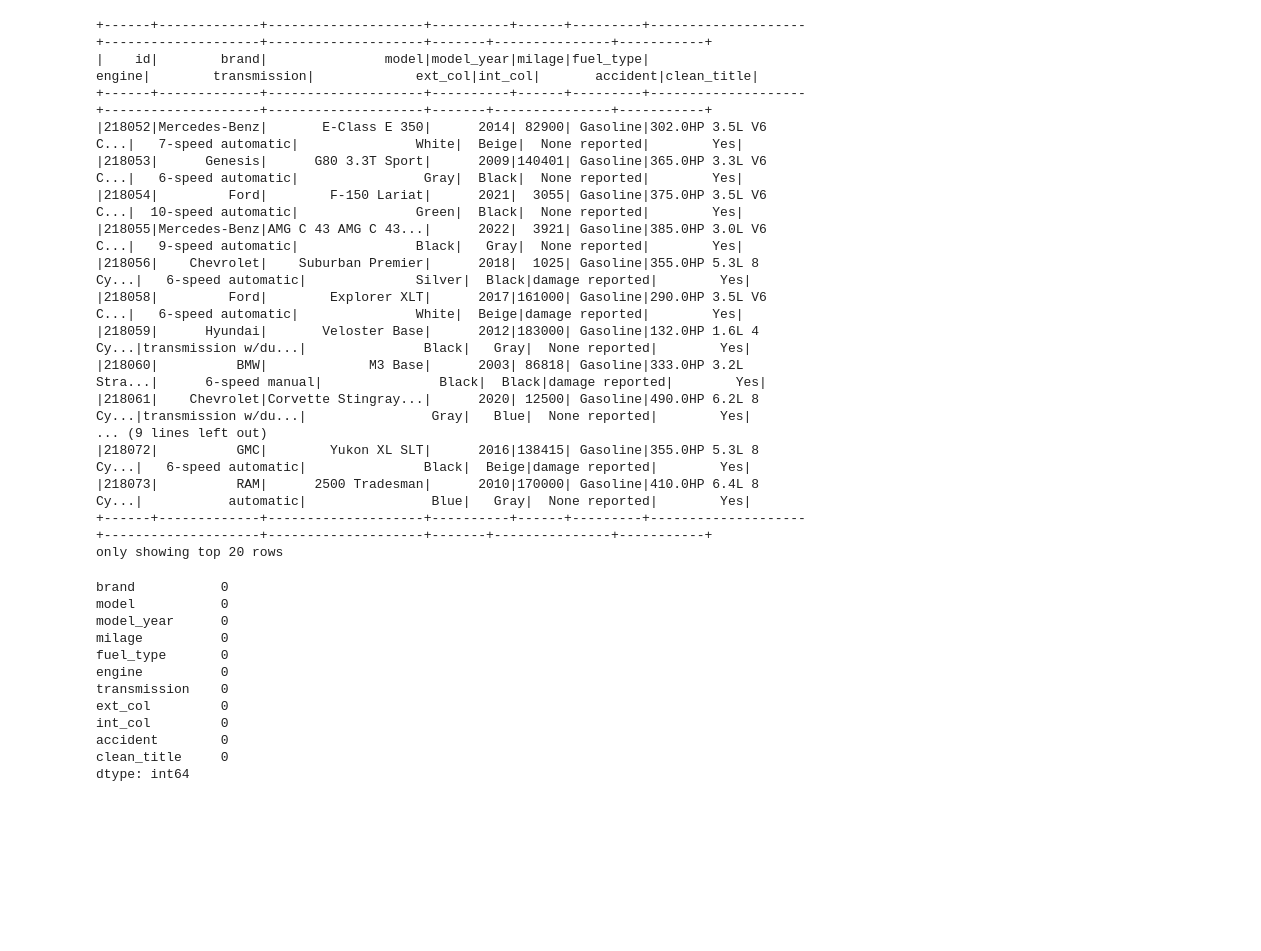
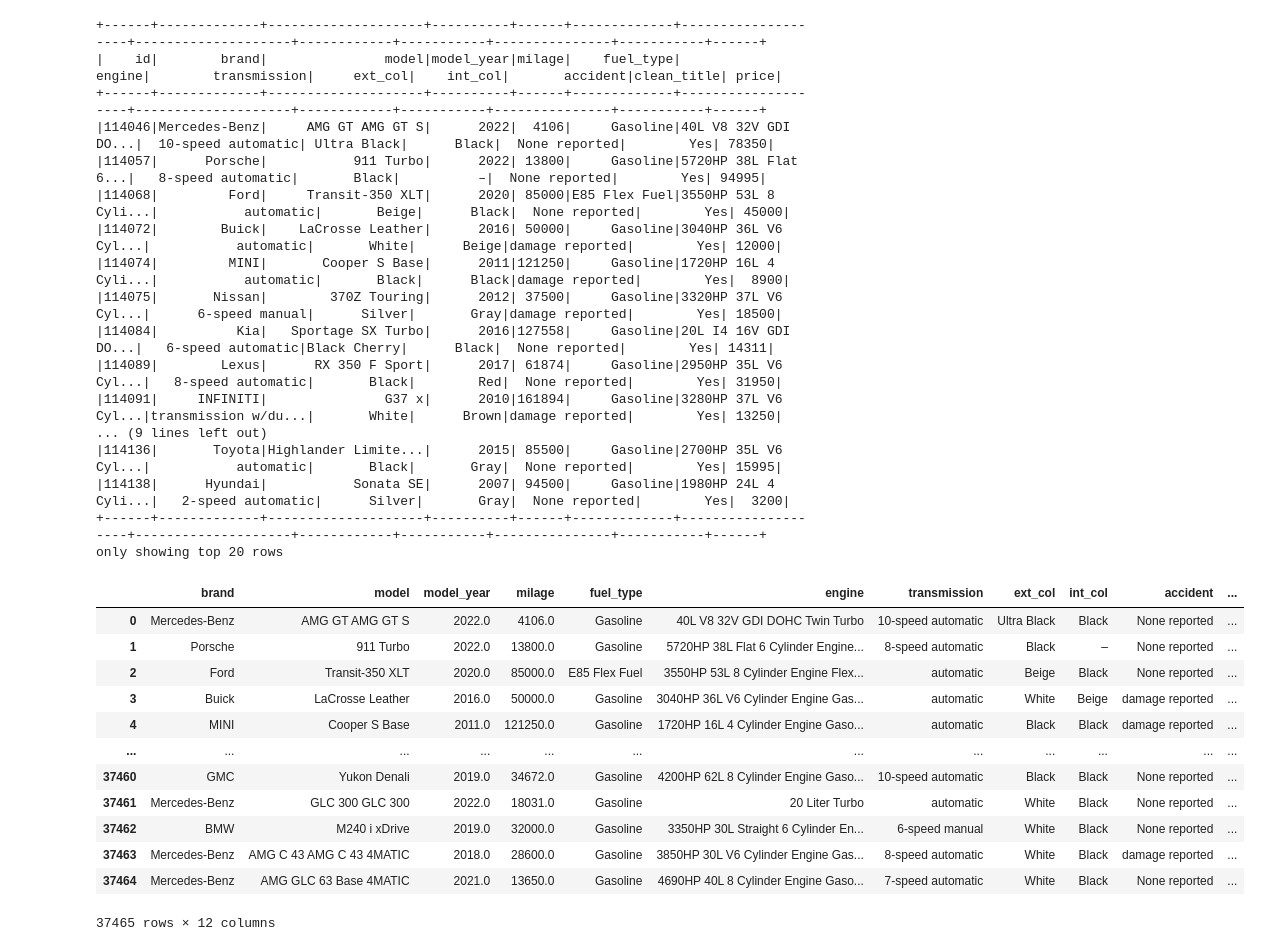
Before and after one commit to k17hawk/used-car-price-prediction, a Jupyter notebook: jupyter/feature_selectionTest.ipynb, the cells around one changed output. Cells and saved outputs as stored; diff of their text form; code cells hidden in the pictures; blank space fills up the shorter version.

```diff
--- a/jupyter/feature_selectionTest.ipynb
+++ b/jupyter/feature_selectionTest.ipynb
@@ -2,7 +2,6 @@
 from pyspark.sql import SparkSession
 from pyspark.sql.functions import when, col, count
 # %%
-spark = SparkSession.builder.master('local[*]').appName('used-car-price').config('spark.executor.memory', '6g').getOrCreate()
 spark = SparkSession.builder.master('local[*]').appName('used-car-price')\
 .config("spark.executor.instances", "1")\
 .config("spark.executor.memory", "6g")\
@@ -12,28 +19,28 @@ spark = SparkSession.builder.master('local[*]').appName('used-car-price')\
 # %%
-csv_file_path = '../data/cleaned_test.csv'
-df = spark.read.csv(csv_file_path, header=True, inferSchema=True)
+csv_file_path = '../data/cleaned_test'
+test_data = spark.read.csv(csv_file_path, header=True, inferSchema=True)
 # %%
-df.show()
+test_data.show()
 # %% [output]
-+------+-------------+--------------------+----------+------+---------+--------------------+--------------------+--------------------+-------+---------------+-----------+
-|    id|        brand|               model|model_year|milage|fuel_type|              engine|        transmission|             ext_col|int_col|       accident|clean_title|
-+------+-------------+--------------------+----------+------+---------+--------------------+--------------------+--------------------+-------+---------------+-----------+
-|218052|Mercedes-Benz|       E-Class E 350|      2014| 82900| Gasoline|302.0HP 3.5L V6 C...|   7-speed automatic|               White|  Beige|  None reported|        Yes|
-|218053|      Genesis|      G80 3.3T Sport|      2009|140401| Gasoline|365.0HP 3.3L V6 C...|   6-speed automatic|                Gray|  Black|  None reported|        Yes|
-|218054|         Ford|        F-150 Lariat|      2021|  3055| Gasoline|375.0HP 3.5L V6 C...|  10-speed automatic|               Green|  Black|  None reported|        Yes|
-|218055|Mercedes-Benz|AMG C 43 AMG C 43...|      2022|  3921| Gasoline|385.0HP 3.0L V6 C...|   9-speed automatic|               Black|   Gray|  None reported|        Yes|
-|218056|    Chevrolet|    Suburban Premier|      2018|  1025| Gasoline|355.0HP 5.3L 8 Cy...|   6-speed automatic|              Silver|  Black|damage reported|        Yes|
-|218058|         Ford|        Explorer XLT|      2017|161000| Gasoline|290.0HP 3.5L V6 C...|   6-speed automatic|               White|  Beige|damage reported|        Yes|
-|218059|      Hyundai|       Veloster Base|      2012|183000| Gasoline|132.0HP 1.6L 4 Cy...|transmission w/du...|               Black|   Gray|  None reported|        Yes|
-|218060|          BMW|             M3 Base|      2003| 86818| Gasoline|333.0HP 3.2L Stra...|      6-speed manual|               Black|  Black|damage reported|        Yes|
-|218061|    Chevrolet|Corvette Stingray...|      2020| 12500| Gasoline|490.0HP 6.2L 8 Cy...|transmission w/du...|                Gray|   Blue|  None reported|        Yes|
++------+-------------+--------------------+----------+------+-------------+--------------------+--------------------+------------+-----------+---------------+-----------+------+
+|    id|        brand|               model|model_year|milage|    fuel_type|              engine|        transmission|     ext_col|    int_col|       accident|clean_title| price|
++------+-------------+--------------------+----------+------+-------------+--------------------+--------------------+------------+-----------+---------------+-----------+------+
+|114046|Mercedes-Benz|     AMG GT AMG GT S|      2022|  4106|     Gasoline|40L V8 32V GDI DO...|  10-speed automatic| Ultra Black|      Black|  None reported|        Yes| 78350|
+|114057|      Porsche|           911 Turbo|      2022| 13800|     Gasoline|5720HP 38L Flat 6...|   8-speed automatic|       Black|          –|  None reported|        Yes| 94995|
+|114068|         Ford|     Transit-350 XLT|      2020| 85000|E85 Flex Fuel|3550HP 53L 8 Cyli...|           automatic|       Beige|      Black|  None reported|        Yes| 45000|
+|114072|        Buick|    LaCrosse Leather|      2016| 50000|     Gasoline|3040HP 36L V6 Cyl...|           automatic|       White|      Beige|damage reported|        Yes| 12000|
+|114074|         MINI|       Cooper S Base|      2011|121250|     Gasoline|1720HP 16L 4 Cyli...|           automatic|       Black|      Black|damage reported|        Yes|  8900|
+|114075|       Nissan|        370Z Touring|      2012| 37500|     Gasoline|3320HP 37L V6 Cyl...|      6-speed manual|      Silver|       Gray|damage reported|        Yes| 18500|
+|114084|          Kia|   Sportage SX Turbo|      2016|127558|     Gasoline|20L I4 16V GDI DO...|   6-speed automatic|Black Cherry|      Black|  None reported|        Yes| 14311|
+|114089|        Lexus|      RX 350 F Sport|      2017| 61874|     Gasoline|2950HP 35L V6 Cyl...|   8-speed automatic|       Black|        Red|  None reported|        Yes| 31950|
+|114091|     INFINITI|               G37 x|      2010|161894|     Gasoline|3280HP 37L V6 Cyl...|transmission w/du...|       White|      Brown|damage reported|        Yes| 13250|
 ... (9 lines left out)
-|218072|          GMC|        Yukon XL SLT|      2016|138415| Gasoline|355.0HP 5.3L 8 Cy...|   6-speed automatic|               Black|  Beige|damage reported|        Yes|
-|218073|          RAM|      2500 Tradesman|      2010|170000| Gasoline|410.0HP 6.4L 8 Cy...|           automatic|                Blue|   Gray|  None reported|        Yes|
-+------+-------------+--------------------+----------+------+---------+--------------------+--------------------+--------------------+-------+---------------+-----------+
+|114136|       Toyota|Highlander Limite...|      2015| 85500|     Gasoline|2700HP 35L V6 Cyl...|           automatic|       Black|       Gray|  None reported|        Yes| 15995|
+|114138|      Hyundai|           Sonata SE|      2007| 94500|     Gasoline|1980HP 24L 4 Cyli...|   2-speed automatic|      Silver|       Gray|  None reported|        Yes|  3200|
++------+-------------+--------------------+----------+------+-------------+--------------------+--------------------+------------+-----------+---------------+-----------+------+
 only showing top 20 rows
 # %%
-data = df.drop('id')
+data = test_data.drop('id')
 # %%
 from sklearn.impute import KNNImputer
 import pandas as pd
@@ -48,6 +55,22 @@ def knn_impute(df, n_neighbors=5):
             dict(enumerate(df[col].astype('category').cat.categories)))
     return df_imputed
 # %%
-df_train_imputed = knn_impute(data.toPandas(), n_neighbors=25)
+test_data = knn_impute(data.toPandas(), n_neighbors=25)
+# %%
+test_data
+# %% [output]
+|  | brand | model | model_year | milage | fuel_type | engine | transmission | ext_col | int_col | accident | ... |
+| 0 | Mercedes-Benz | AMG GT AMG GT S | 2022.0 | 4106.0 | Gasoline | 40L V8 32V GDI DOHC Twin Turbo | 10-speed automatic | Ultra Black | Black | None reported | ... |
+| 1 | Porsche | 911 Turbo | 2022.0 | 13800.0 | Gasoline | 5720HP 38L Flat 6 Cylinder Engine... | 8-speed automatic | Black | – | None reported | ... |
+| 2 | Ford | Transit-350 XLT | 2020.0 | 85000.0 | E85 Flex Fuel | 3550HP 53L 8 Cylinder Engine Flex... | automatic | Beige | Black | None reported | ... |
+| 3 | Buick | LaCrosse Leather | 2016.0 | 50000.0 | Gasoline | 3040HP 36L V6 Cylinder Engine Gas... | automatic | White | Beige | damage reported | ... |
+| 4 | MINI | Cooper S Base | 2011.0 | 121250.0 | Gasoline | 1720HP 16L 4 Cylinder Engine Gaso... | automatic | Black | Black | damage reported | ... |
+| ... | ... | ... | ... | ... | ... | ... | ... | ... | ... | ... | ... |
+| 37460 | GMC | Yukon Denali | 2019.0 | 34672.0 | Gasoline | 4200HP 62L 8 Cylinder Engine Gaso... | 10-speed automatic | Black | Black | None reported | ... |
+| 37461 | Mercedes-Benz | GLC 300 GLC 300 | 2022.0 | 18031.0 | Gasoline | 20 Liter Turbo | automatic | White | Black | None reported | ... |
+| 37462 | BMW | M240 i xDrive | 2019.0 | 32000.0 | Gasoline | 3350HP 30L Straight 6 Cylinder En... | 6-speed manual | White | Black | None reported | ... |
+| 37463 | Mercedes-Benz | AMG C 43 AMG C 43 4MATIC | 2018.0 | 28600.0 | Gasoline | 3850HP 30L V6 Cylinder Engine Gas... | 8-speed automatic | White | Black | damage reported | ... |
+| 37464 | Mercedes-Benz | AMG GLC 63 Base 4MATIC | 2021.0 | 13650.0 | Gasoline | 4690HP 40L 8 Cylinder Engine Gaso... | 7-speed automatic | White | Black | None reported | ... |
+37465 rows × 12 columns
 # %%
 from sklearn.preprocessing import OrdinalEncoder
@@ -59,15 +81,0 @@ df_train_imputed[cat_cols_train] = ordinal_encoder.fit_transform(df_train_impute
-# %%
-df_train_imputed.isnull().sum()
-# %% [output]
-brand           0
-model           0
-model_year      0
-milage          0
-fuel_type       0
-engine          0
-transmission    0
-ext_col         0
-int_col         0
-accident        0
-clean_title     0
-dtype: int64
```
Also changed, not shown: parts of 8 cells of this notebook, 5 other files.
